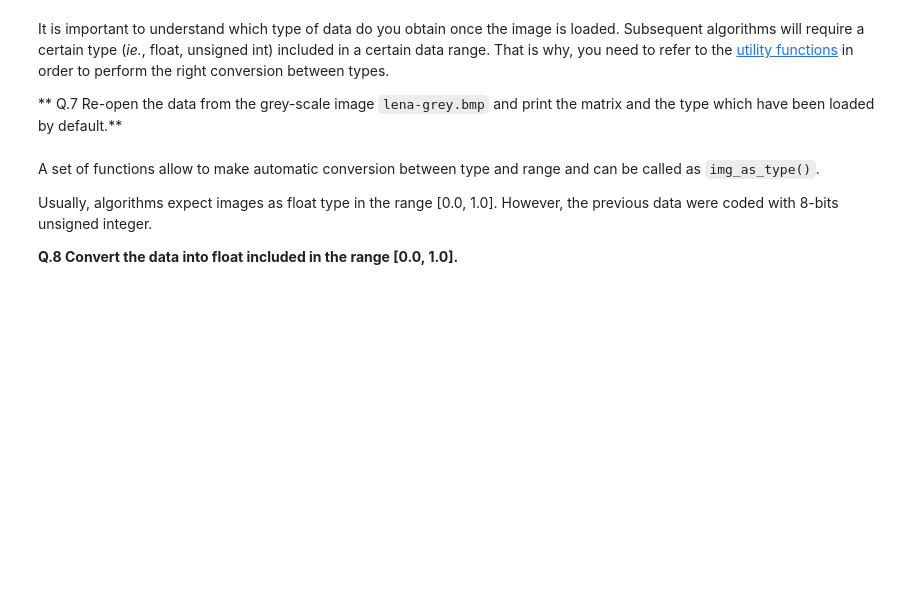
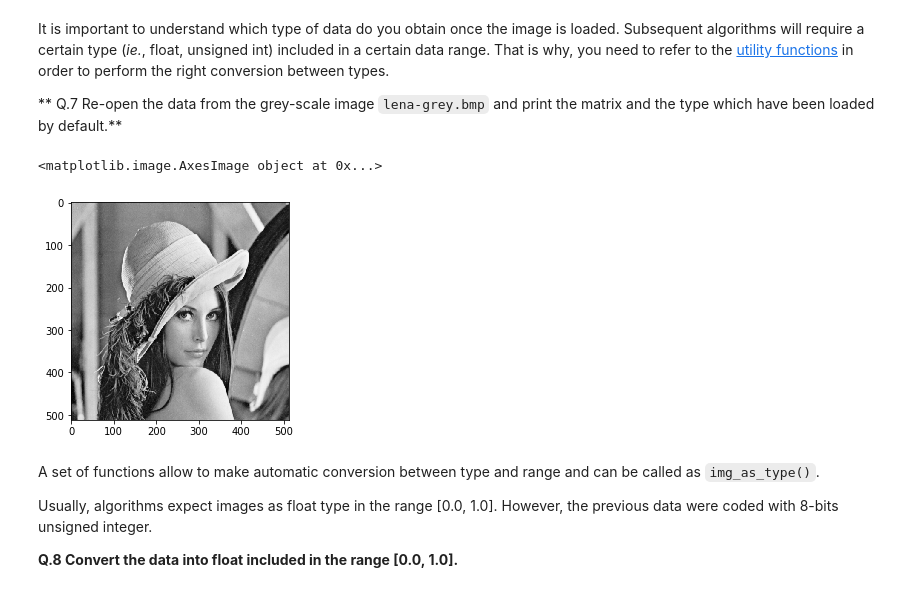
Before and after one commit to rahulpandeycs12/B31XB-IIP-TP-1718, a Jupyter notebook: 1-introducion/1-introduction-skimage.ipynb, the cells around one changed output. Saved outputs shown, nothing was run; the diff lists cells and outputs as text; code cells hidden in the pictures; blank space fills up the shorter version.

```diff
--- a/1-introducion/1-introduction-skimage.ipynb
+++ b/1-introducion/1-introduction-skimage.ipynb
@@ -81,6 +110,11 @@ Observe attentively the change of the data type.
 It is important to understand which type of data do you obtain once the image is loaded. Subsequent algorithms will require a certain type (*ie.*, float, unsigned int) included in a certain data range. That is why, you need to refer to the [utility functions](http://scikit-image.org/docs/stable/api/skimage.html) in order to perform the right conversion between types.
 
 ** Q.7 Re-open the data from the grey-scale image `lena-grey.bmp` and print the matrix and the type which have been loaded by default.**
+# %%
+plt.imshow(lena_im, cmap = cm.Greys_r)
+# %% [output]
+<matplotlib.image.AxesImage object at 0x...>
+[figure, added]
 # %% [markdown]
 A set of functions allow to make automatic conversion between type and range and can be called as `img_as_type()`.
 
```
Also changed, not shown: parts of 12 cells of this notebook.
